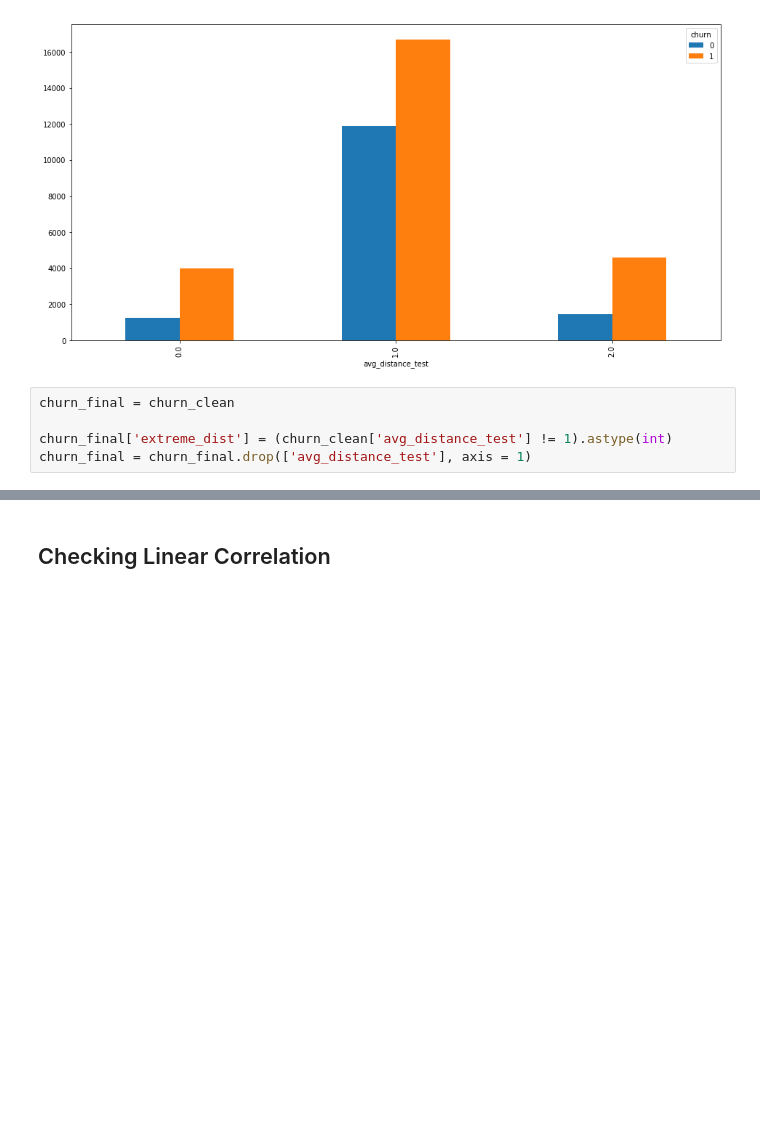
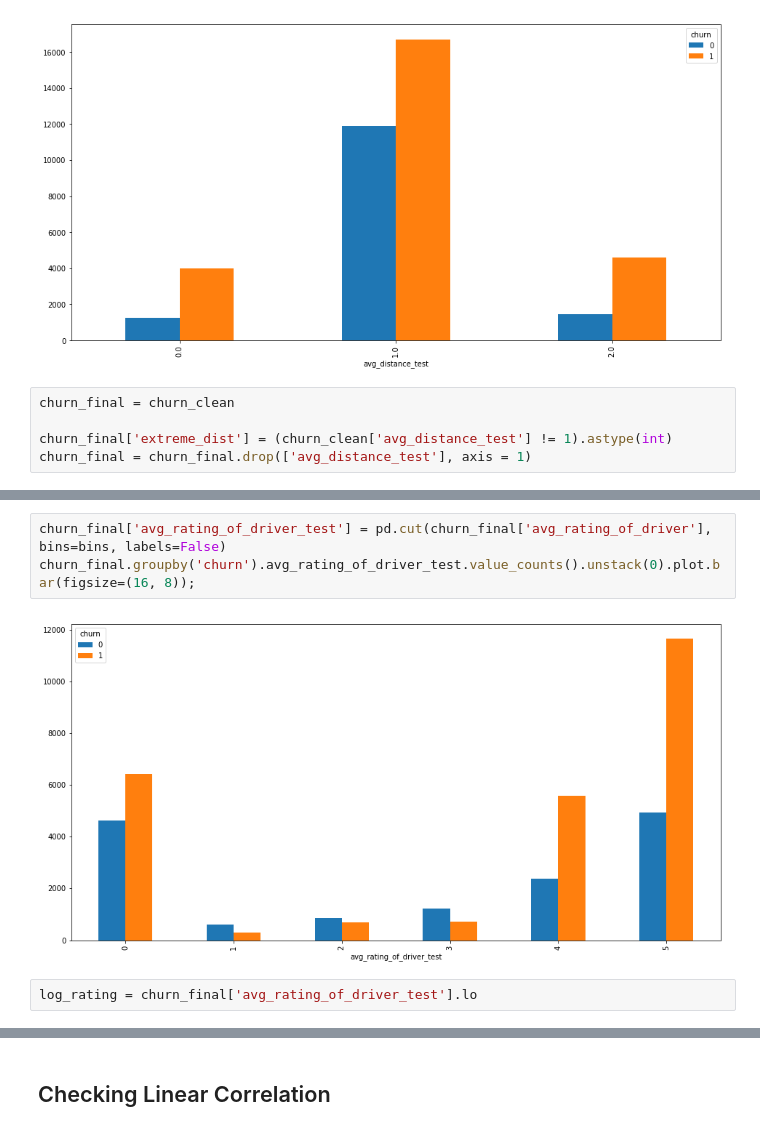
Before and after one commit to kuroodi/Churn_Analysis_Case_Study, a Jupyter notebook: eda/eda.ipynb, the cells around one changed output, grey strips where cells are left out. Drawn from its saved outputs; the diff is of its cells as text; blank space fills up the shorter version.

```diff
--- a/eda/eda.ipynb
+++ b/eda/eda.ipynb
@@ -227,0 +241,7 @@ churn_final = churn_final.drop(['avg_distance_test'], axis = 1)
+# %%
+churn_final['avg_rating_of_driver_test'] = pd.cut(churn_final['avg_rating_of_driver'], bins=bins, labels=False)
+churn_final.groupby('churn').avg_rating_of_driver_test.value_counts().unstack(0).plot.bar(figsize=(16, 8));
+# %% [output]
+[figure, added]
+# %%
+log_rating = churn_final['avg_rating_of_driver_test'].lo
```
Also changed, not shown: parts of 8 cells of this notebook.
